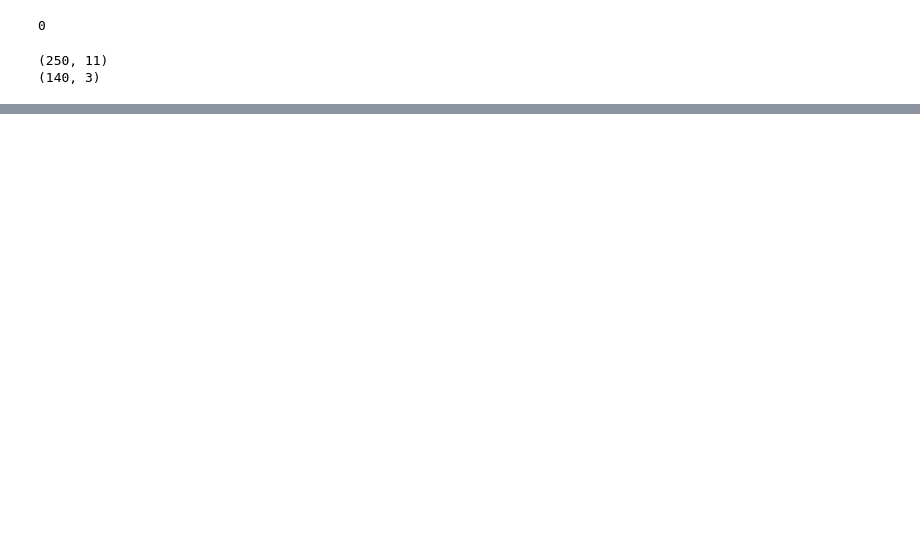
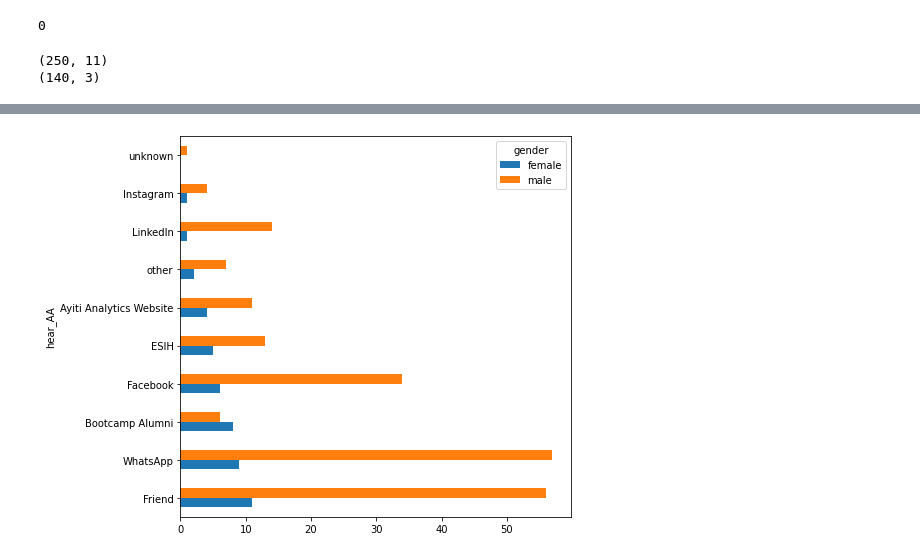
Before and after one commit to Ldave01/Data-Processing-Project, a Jupyter notebook: data_processing.ipynb, the cells around one changed output, grey strips where cells are left out. Cells and saved outputs as stored; diff of their text form; code cells hidden in the pictures; blank space fills up the shorter version.

```diff
--- a/data_processing.ipynb
+++ b/data_processing.ipynb
@@ -355,0 +403,4 @@ dataset[dataset.gender == "female"].shape[0]
+# %%
+my_pivot =  pd.pivot_table(data=final_dataset,index="hear_AA",columns="gender",values ="quest_id",aggfunc="count")
+my_pivot=my_pivot.sort_values(['female','male'], ascending=False)
+my_pivot
@@ -356,3 +420,10 @@ dataset[dataset.gender == "female"].shape[0]
+# %%
+ax=my_pivot.plot(kind='barh')
+fig = ax.get_figure()
+# Change the plot dimensions (width, height)
+fig.set_size_inches(7, 7)
+# %% [output]
+[figure, added]
 # %%
 def generate_barchart(data="", title ="",abs_value ="",rel_value="",figsize =(10,6)):
   plt.figure(figsize=figsize)
```
Also changed, not shown: parts of 92 cells of this notebook.
